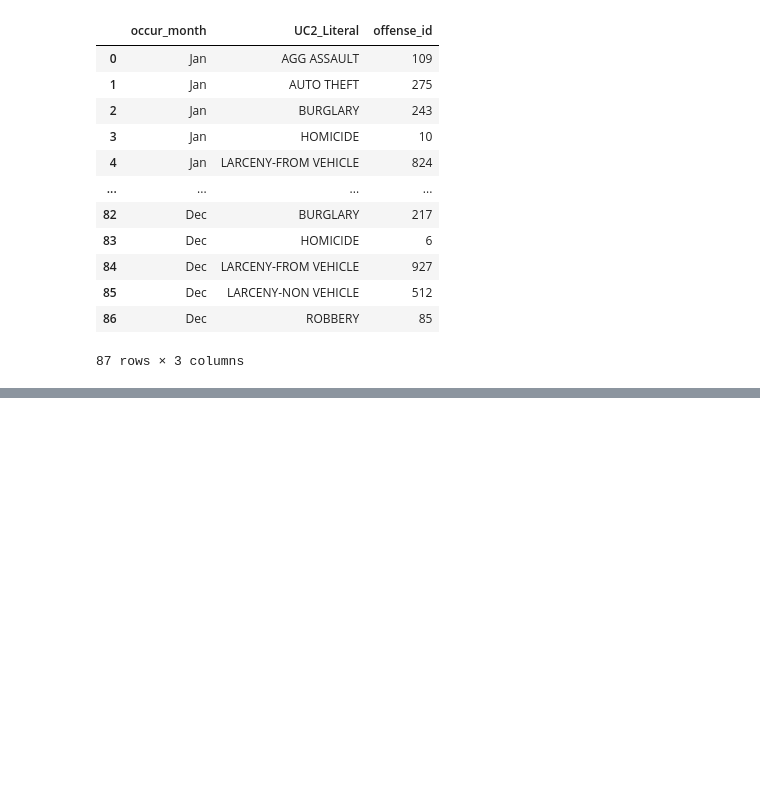
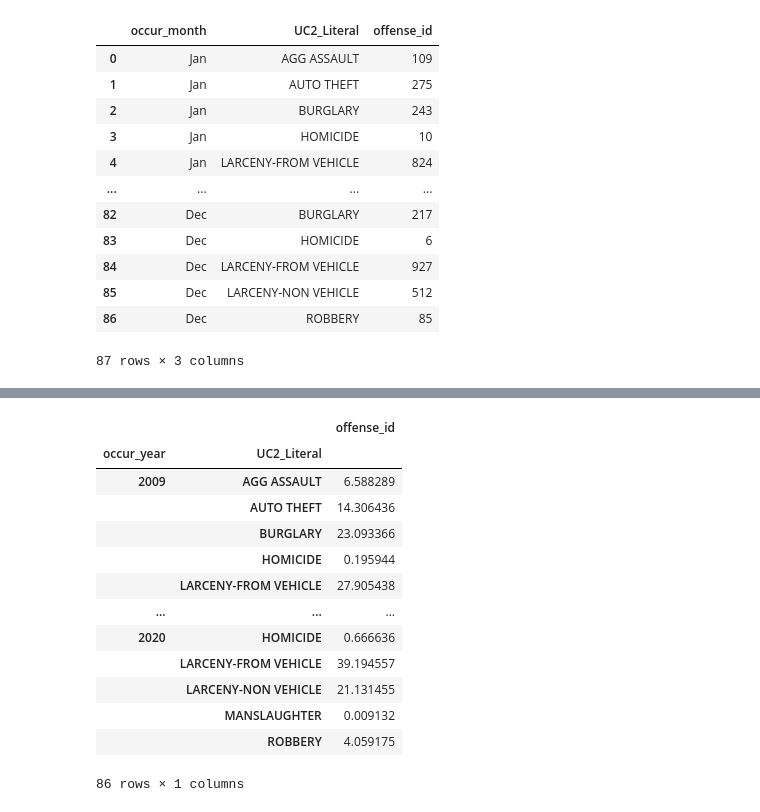
Before and after one commit to cayelsie/Crime-trends-in-Atlanta, a Jupyter notebook: Betsy.ipynb, the cells around one changed output, grey strips where cells are left out. Cells and saved outputs as stored; diff of their text form; code cells hidden in the pictures; blank space fills up the shorter version.

```diff
--- a/Betsy.ipynb
+++ b/Betsy.ipynb
@@ -474,0 +476,9 @@ Text(0.5, 0, '')
+# %%
+# Stats for the all years
+#group by year and crime type
+
+year_crime_type = crime_data_consolidated_df.groupby(["occur_year","UC2_Literal"])["offense_id"].count()
+year_crime_type
+
+year_crime = crime_data_consolidated_df.groupby(["occur_year"])["offense_id"].count()
+year_crime
@@ -474,0 +500,20 @@ Text(0.5, 0, '')
+# %%
+crime_type_percent = (year_crime_type/year_crime)*100
+# %%
+df = pd.DataFrame(crime_type_percent)
+df
+# %% [output]
+|  |  | offense_id |
+| occur_year | UC2_Literal |  |
+| 2009 | AGG ASSAULT | 6.588289 |
+|  | AUTO THEFT | 14.306436 |
+|  | BURGLARY | 23.093366 |
+|  | HOMICIDE | 0.195944 |
+|  | LARCENY-FROM VEHICLE | 27.905438 |
+| ... | ... | ... |
+| 2020 | HOMICIDE | 0.666636 |
+|  | LARCENY-FROM VEHICLE | 39.194557 |
+|  | LARCENY-NON VEHICLE | 21.131455 |
+|  | MANSLAUGHTER | 0.009132 |
+|  | ROBBERY | 4.059175 |
+86 rows × 1 columns
```
Also changed, not shown: parts of 11 cells of this notebook, 3 other files.
